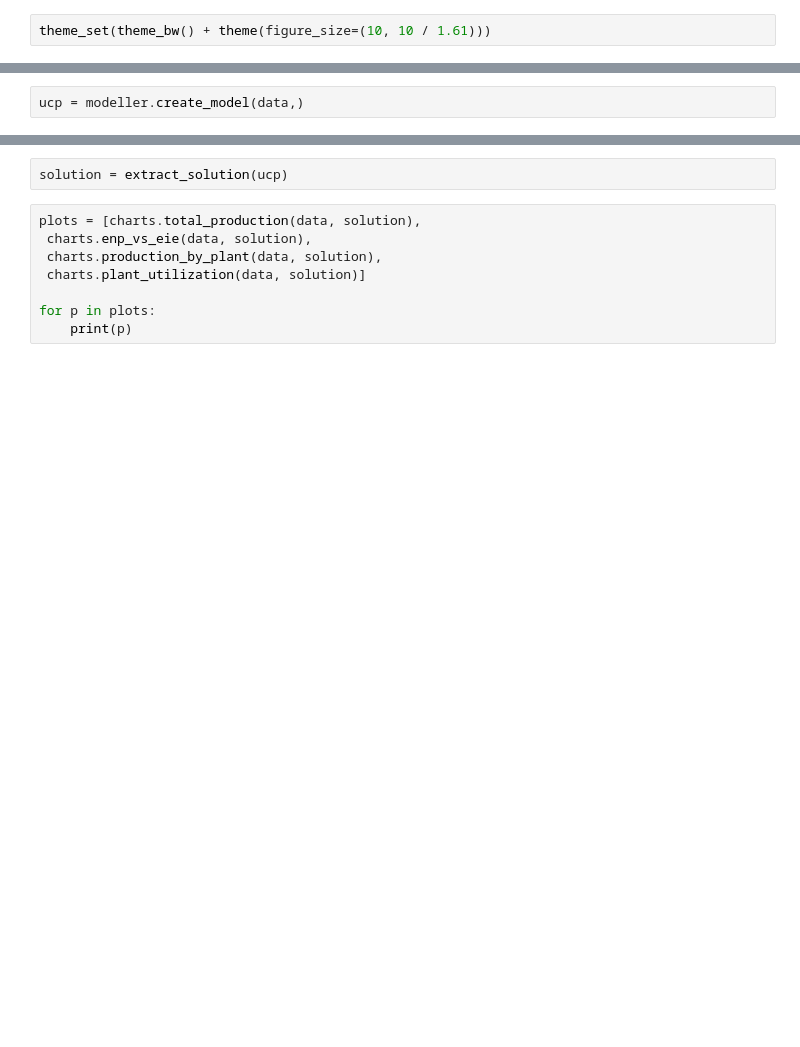
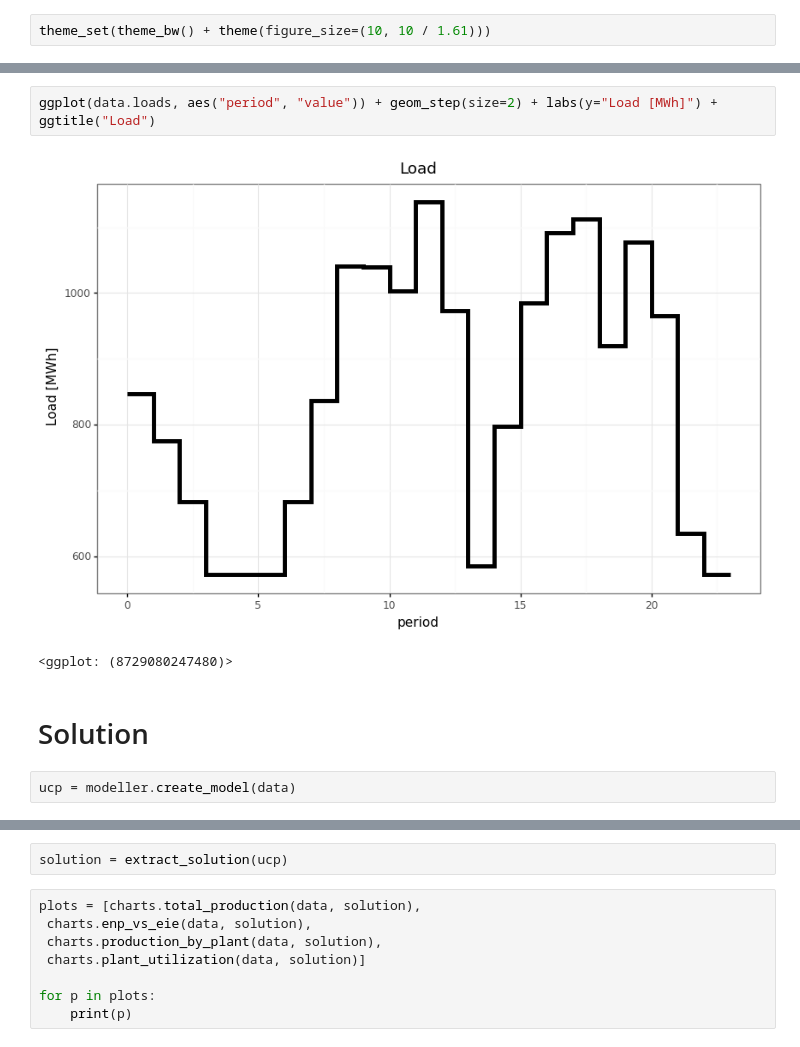
Before and after one commit to andrea-taverna/lagrangian_example, a Jupyter notebook: UCP.ipynb, the cells around one changed output, grey strips where cells are left out. Cells and saved outputs as stored; diff of their text form; blank space fills up the shorter version.

```diff
--- a/UCP.ipynb
+++ b/UCP.ipynb
@@ -47,5 +66,12 @@ print(data.c_EIE)
+# %%
+ggplot(data.loads, aes("period", "value")) + geom_step(size=2) + labs(y="Load [MWh]") + ggtitle("Load")
+# %% [output]
+[figure, added]
+<ggplot: (8729080247480)>
+# %% [markdown]
+# Solution
 # %%
-ucp = modeller.create_model(data,)
+ucp = modeller.create_model(data)
 # %%
 with sys_pipes():
     ucp.model.solve()
```
Also changed, not shown: parts of 12 cells of this notebook, 1 other file.
